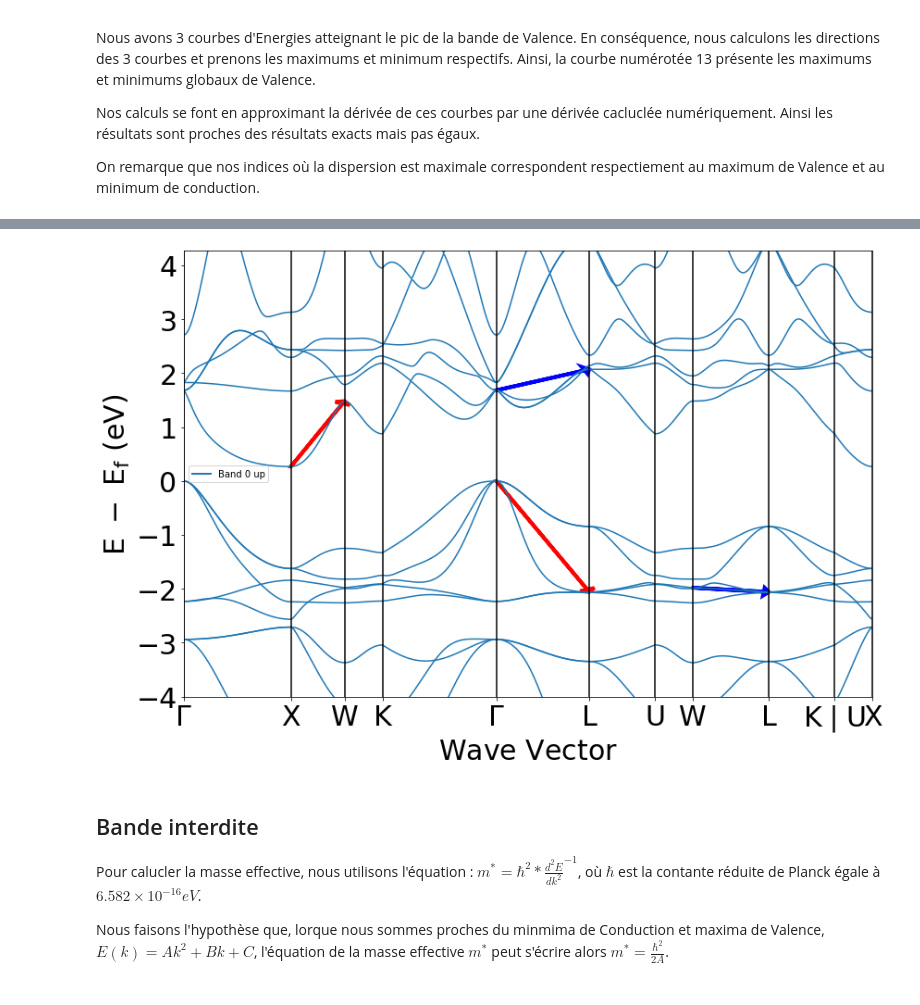
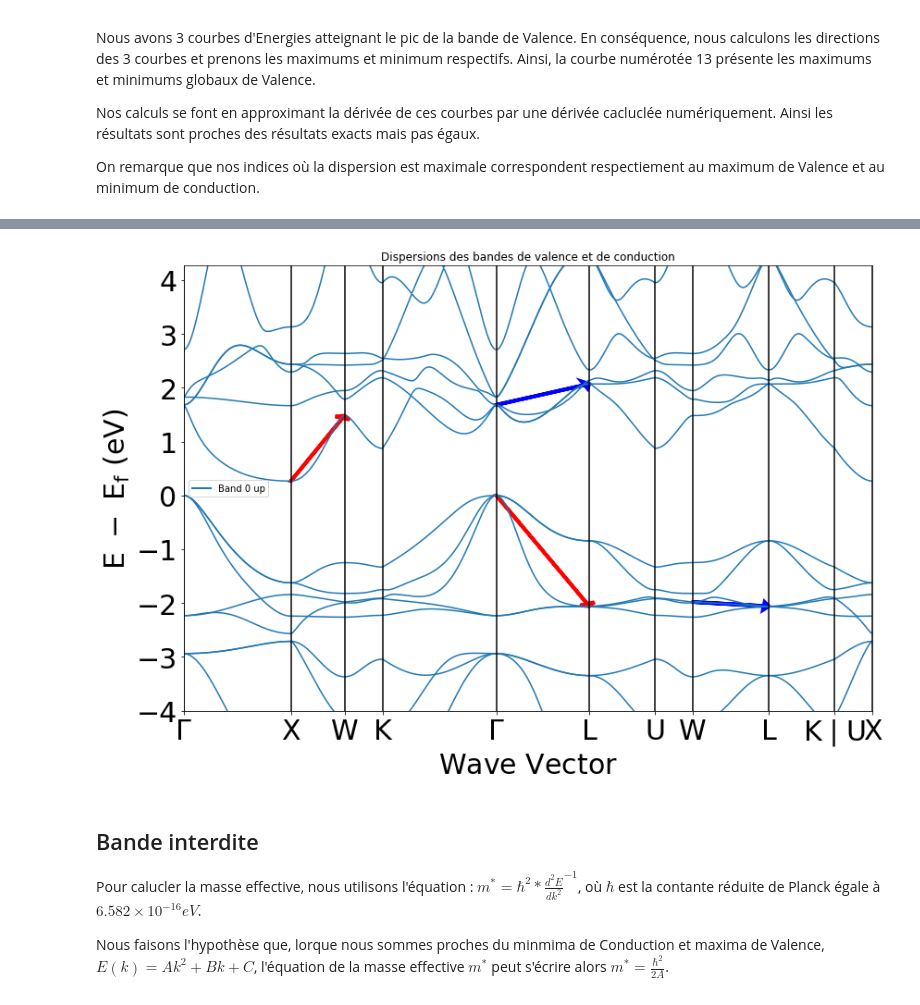
Before and after one commit to FDAUP0/lmapr1492, a Jupyter notebook: el_bands.ipynb, the cells around one changed output, grey strips where cells are left out. Saved outputs shown, nothing was run; the diff lists cells and outputs as text; code cells hidden in the pictures.

```diff
--- a/el_bands.ipynb
+++ b/el_bands.ipynb
@@ -27,17 +27,11 @@ import numpy as np
 
 from pymatgen.electronic_structure.plotter import BSPlotter
 from pymatgen.ext.matproj import MPRester
-from pymatgen.analysis.diffraction.xrd import XRDCalculator
+
 my_user_api_key = "RoIT1CX7DvB59O2S" # Materials Project legacy API key
 m = MPRester(api_key=my_user_api_key)
-structure = m.get_structure_by_material_id("mp-3432")
 
-bandstruct = m.get_bandstructure_by_material_id("mp-3432")
-
-
-BSPlot = BSPlotter(bandstruct)
-
-#BSPlot.plot_brillouin()
+bs = m.get_bandstructure_by_material_id("mp-3432")
 # %% [markdown]
 <h2> Bande interdite </h2>
 <p>La bande interdite est l'intervalle ne possédant pas de niveaux d'énergies électroniques.</p>
@@ -45,7 +39,8 @@ BSPlot = BSPlotter(bandstruct)
 
 <p>On remarque que la bande interdite est indirecte. En effet, avec le graphique affiché on remarque que le pic de la bande de valence n'est pas aligné avec le minmum de la bande de conduction.</p>
 # %%
-print(bands.get_band_gap())
+print(bs.get_band_gap())
+BSPlot = BSPlotter(bs)
 BSPlot.get_plot(vbm_cbm_marker=True)
 # %% [output]
 {'direct': False, 'energy': 0.2679, 'transition': '\\Gamma-X'}
@@ -62,32 +57,30 @@ Nos calculs se font en approximant la dérivée de ces courbes par une dérivée
 
 On remarque que nos indices où la dispersion est maximale correspondent respectiement au maximum de Valence et au minimum de conduction.
 # %%
-plotter = BSPlotter(bandstruct)
-plot = plotter.get_plot()
-
-data = plotter.bs_plot_data()
+plot = BSPlot.get_plot()
+data = BSPlot.bs_plot_data()
 Energies = data.get('energy').get('1')
 
-print(str(bandstruct.get_vbm()['band_index']))
-print(""" Les courbes d'Energies contiennent l'énergie maximale de la bande de valence""")
-print(str(bandstruct.get_cbm()['band_index']))
-print(""" Les courbes d'Energies contiennent l'énergie minimale de la bande de conduction""".format(bandstruct.get_cbm()['band_index']))
+print(str(bs.get_vbm()['band_index']))
+print(""" Les courbes d'Energies contenant l'énergie maximale de la bande de valence""")
+print(str(bs.get_cbm()['band_index']))
+print(""" Les courbes d'Energies contenant l'énergie minimale de la bande de conduction""")
 
 
-absc_dupl = data.get('ticks').get('distance')
-absc = [] # On retire les doublons des abscisses considérées.
-for i in range(len(absc_dupl)):
-    if absc_dupl[i] not in absc:
-        absc.append(absc_dupl[i])
-absc = np.array(absc)
+K_dupl = data.get('ticks').get('distance')
+K = [] # On retire les doublons des Kisses considérées.
+for i in range(len(K_dupl)):
+    if K_dupl[i] not in K:
+        K.append(K_dupl[i])
+K = np.array(K)
 
 
-deltaX = absc[1:] - absc[0:-1]
+deltaX = K[1:] - K[0:-1]
 
-minVal = 10000
-maxVal = 0
-minCond = 10000
-maxCond = 0
+DispMinVal = 10000
+DispMaxVal = 0
+DispMinCond = 10000
+DispMaxCond = 0
 minIndexVal, maxIndexVal, minIndexCond, maxIndexCond = 0, 0, 0, 0
 
 
@@ -97,21 +90,21 @@ for i in range(len(deltaX)):
     slopev15 = abs((Energies[i][15][-1] - Energies[i][15][0])/deltaX[i])
 
     slopevmax = max(slopev13,slopev14,slopev15) #On récupère la valeur maximale de la bande de valence
-    if slopevmax >= maxVal:
-        maxVal = slopevmax
+    if slopevmax >= DispMaxVal:
+        DispMaxVal = slopevmax
         maxIndexVal = i
 
     slopevmin = min(slopev13,slopev14,slopev15)
-    if slopevmin <= minVal:
-        minVal = slopevmin
+    if slopevmin <= DispMinVal:
+        DispMinVal = slopevmin
         minIndexVal = i
 
     slopec = abs((Energies[i][16][-1] - Energies[i][16][0])/deltaX[i])
-    if slopec >= maxCond:
-        maxCond = slopec
+    if slopec >= DispMaxCond:
+        DispMaxCond = slopec
         maxIndexCond = i
-    if slopec <= minCond:
-        minCond = slopec
+    if slopec <= DispMinCond:
+        DispMinCond = slopec
         minIndexCond = i
 
 print("La dernière bande de valence (n°13) posède son maximum de dispersion à l'indice", maxIndexVal, "dans la direction Γ-L")
@@ -124,35 +117,35 @@ print("La première bande de conduction (n°16) posède son minimum de dispersio
 
 
 # Plus petite dispersion, bande de valence
-plt.arrow(absc[minIndexVal],
+plt.arrow(K[minIndexVal],
           Energies[minIndexVal][13][0],
-          absc[minIndexVal +1]-absc[minIndexVal],
+          K[minIndexVal +1]-K[minIndexVal],
           Energies[minIndexVal][13][-1]-Energies[minIndexVal][13][0],
           head_width=0.15, head_length=0.05, linewidth=4, color='b', length_includes_head=True)
 
 # Plus grande dispersion, bande de valence
-plt.arrow(absc[maxIndexVal],
+plt.arrow(K[maxIndexVal],
           Energies[maxIndexVal][13][0],
-          absc[maxIndexVal +1]-absc[maxIndexVal],
+          K[maxIndexVal +1]-K[maxIndexVal],
           Energies[maxIndexVal][13][-1]-Energies[maxIndexVal][13][0],
           head_width=0.15, head_length=0.05, linewidth=4, color='r', length_includes_head=True)
 
 # Plus petite dispersion, bande de conduction
-plt.arrow(absc[minIndexCond],
+plt.arrow(K[minIndexCond],
           Energies[minIndexCond][16][0],
-          absc[minIndexCond +1] - absc[minIndexCond],
+          K[minIndexCond +1] - K[minIndexCond],
           Energies[minIndexCond][16][-1]-Energies[minIndexCond][16][0],
           head_width=0.15, head_length=0.05, linewidth=4, color='b', length_includes_head=True)
 
 # Plus grande dispersion, bande de conduction
-plt.arrow(absc[maxIndexCond],
+plt.arrow(K[maxIndexCond],
           Energies[maxIndexCond][16][0],
-          absc[maxIndexCond +1]-absc[maxIndexCond],
+          K[maxIndexCond +1]-K[maxIndexCond],
           Energies[maxIndexCond][16][-1]-Energies[maxIndexCond][16][0],
           head_width=0.15, head_length=0.05, linewidth=4, color='r', length_includes_head=True)
 
 
-
+plt.title("Dispersions des bandes de valence et de conduction")
 plt.show()
 # %% [output]
 defaultdict(<class 'list'>, {<Spin.up: 1>: [13, 14, 15]})
@@ -162,8 +155,8 @@ defaultdict(<class 'list'>, {<Spin.up: 1>: [16]})
 La dernière bande de valence (n°13) posède son maximum de dispersion à l'indice 4 dans la direction Γ-L
 La dernière bande de valence (n°13) posède son minimum de dispersion à l'indice 7 dans la direction W-L
 La première bande de conduction (n°16) posède son maximum de dispersion à l'indice 1 dans la direction X-W
 La première bande de conduction (n°16) posède son minimum de dispersion à l'indice 4 dans la direction Γ-L
-[figure, old version]
+[figure, new version]
 # %% [markdown]
 <h2> Bande interdite </h2>
 
```
Also changed, not shown: parts of 3 cells of this notebook.
